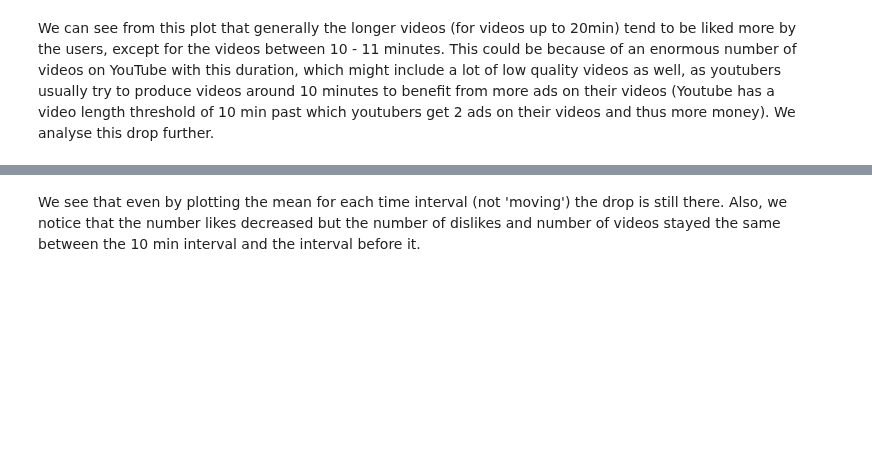
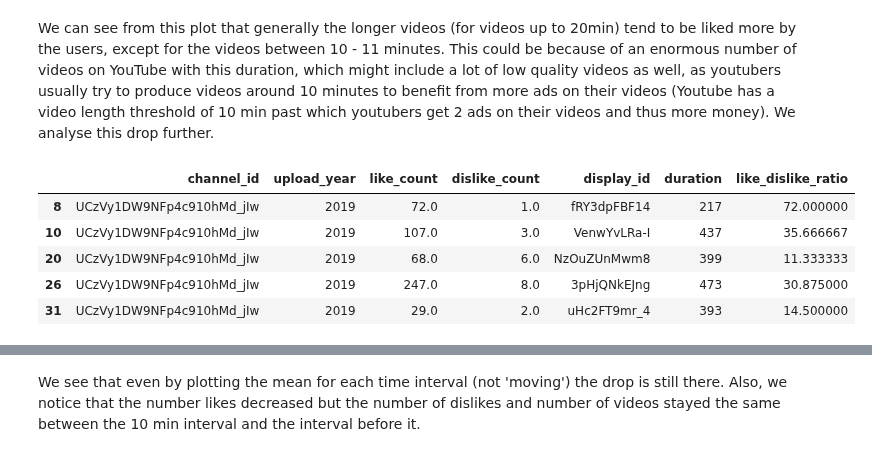
Before and after one commit to epfl-ada/ada-2023-project-datasquad2023, a Jupyter notebook: video_length_analysis.ipynb, the cells around one changed output, grey strips where cells are left out. Cells and saved outputs as stored; diff of their text form; code cells hidden in the pictures; blank space fills up the shorter version.

```diff
--- a/video_length_analysis.ipynb
+++ b/video_length_analysis.ipynb
@@ -251,3 +257,12 @@ plot_moving_avg(df_vd_tech_ratio, 10000, 1)
 [figure]
 # %% [markdown]
 We can see from this plot that generally the longer videos (for videos up to 20min) tend to be liked more by the users, except for the videos between 10 - 11 minutes. This could be because of an enormous number of videos on YouTube with this duration, which might include a lot of low quality videos as well, as youtubers usually try to produce videos around 10 minutes to benefit from more ads on their videos (Youtube has a video length threshold of 10 min past which youtubers get 2 ads on their videos and thus more money). We analyse this drop further.
+# %%
+df_vd_tech_ratio.head()
+# %% [output]
+|  | channel_id | upload_year | like_count | dislike_count | display_id | duration | like_dislike_ratio |
+| 8 | UCzVy1DW9NFp4c910hMd_jIw | 2019 | 72.0 | 1.0 | fRY3dpFBF14 | 217 | 72.000000 |
+| 10 | UCzVy1DW9NFp4c910hMd_jIw | 2019 | 107.0 | 3.0 | VenwYvLRa-I | 437 | 35.666667 |
+| 20 | UCzVy1DW9NFp4c910hMd_jIw | 2019 | 68.0 | 6.0 | NzOuZUnMwm8 | 399 | 11.333333 |
+| 26 | UCzVy1DW9NFp4c910hMd_jIw | 2019 | 247.0 | 8.0 | 3pHjQNkEJng | 473 | 30.875000 |
+| 31 | UCzVy1DW9NFp4c910hMd_jIw | 2019 | 29.0 | 2.0 | uHc2FT9mr_4 | 393 | 14.500000 |
```
Also changed, not shown: parts of 7 cells of this notebook, 5 other files.
